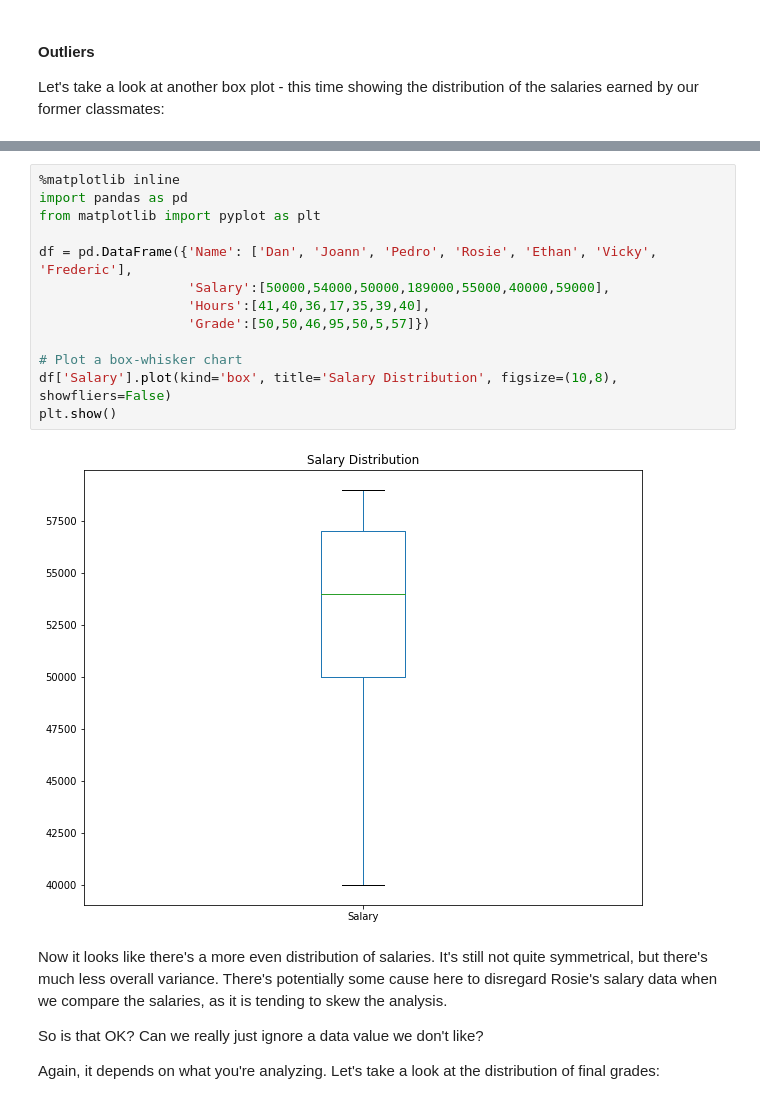
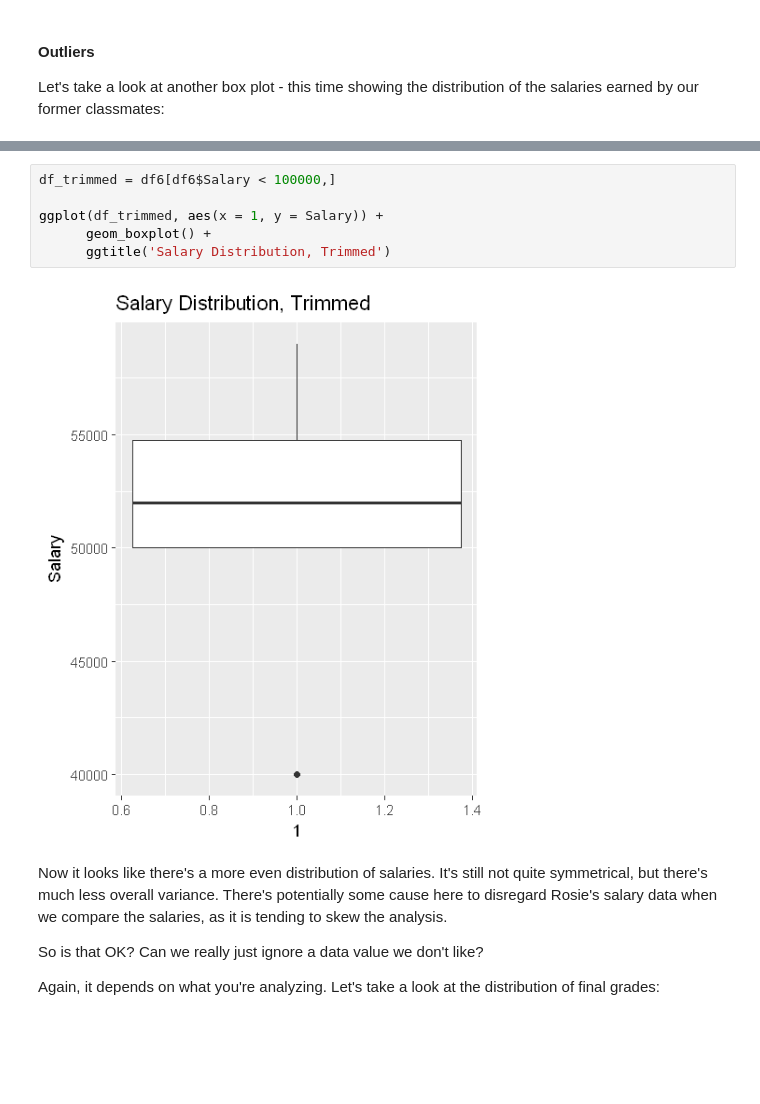
Before and after one commit to rsmct2011/Essential-Math-R, a Jupyter notebook: Module04/04-02-Statistics Fundamentals.ipynb, the cells around one changed output, grey strips where cells are left out. Saved outputs shown, nothing was run; the diff lists cells and outputs as text; blank space fills up the shorter version.

```diff
--- a/Module04/04-02-Statistics Fundamentals.ipynb
+++ b/Module04/04-02-Statistics Fundamentals.ipynb
@@ -390,18 +384,11 @@ Let's see what the distribution of the data looks like without the outlier:
-# %%
-%matplotlib inline
-import pandas as pd
-from matplotlib import pyplot as plt
-
-df = pd.DataFrame({'Name': ['Dan', 'Joann', 'Pedro', 'Rosie', 'Ethan', 'Vicky', 'Frederic'],
-                   'Salary':[50000,54000,50000,189000,55000,40000,59000],
-                   'Hours':[41,40,36,17,35,39,40],
-                   'Grade':[50,50,46,95,50,5,57]})
-
-# Plot a box-whisker chart
-df['Salary'].plot(kind='box', title='Salary Distribution', figsize=(10,8), showfliers=False)
-plt.show()
-# %% [output]
-[figure, removed]
+# %%
+df_trimmed = df6[df6$Salary < 100000,]
+
+ggplot(df_trimmed, aes(x = 1, y = Salary)) +
+      geom_boxplot() +
+      ggtitle('Salary Distribution, Trimmed')
+# %% [output]
+[figure, added]
 # %% [markdown]
 Now it looks like there's a more even distribution of salaries. It's still not quite symmetrical, but there's much less overall variance. There's potentially some cause here to disregard Rosie's salary data when we compare the salaries, as it is tending to skew the analysis.
 
```
Also changed, not shown: parts of 20 cells of this notebook.
